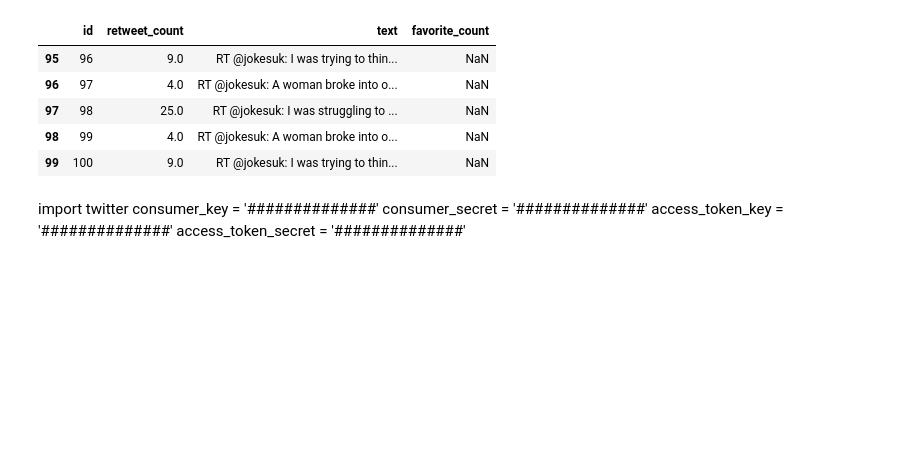
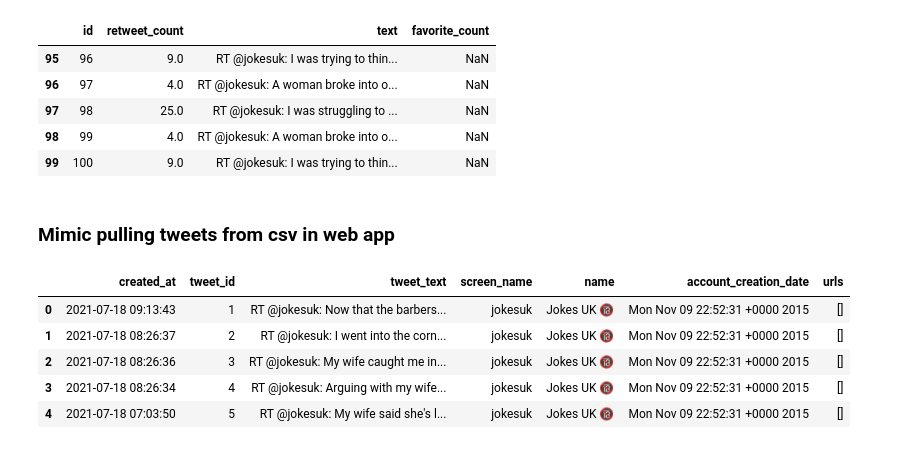
Before and after one commit to codingWithAndy/CDT_MSc_Thesis, a Jupyter notebook: Implementation/Exploration/exploring.ipynb, the cells around one changed output. Drawn from its saved outputs; the diff is of its cells as text; code cells hidden in the pictures; blank space fills up the shorter version.

```diff
--- a/Implementation/Exploration/exploring.ipynb
+++ b/Implementation/Exploration/exploring.ipynb
@@ -219,9 +410,20 @@ tweet_df.tail()
 | 99 | 100 | 9.0 | RT @jokesuk: I was trying to thin... | NaN |
 # %%
 tweet_df.to_csv("tweets_collection.csv")
-# %% [markdown]
-import twitter
-consumer_key = '##############'
-consumer_secret = '##############'
-access_token_key = '##############'
-access_token_secret = '##############'
+# %% [markdown]
+### Mimic pulling tweets from csv in web app
+# %%
+# Pull in tweets from CSV
+tweets = pd.read_csv('tweetsv2.csv')
+
+# Pull in combinations
+combinations = pd.read_csv('tweet_vs.csv')
+# %%
+tweets.head()
+# %% [output]
+|  | created_at | tweet_id | tweet_text | screen_name | name | account_creation_date | urls |
+| 0 | 2021-07-18 09:13:43 | 1 | RT @jokesuk: Now that the barbers... | jokesuk | Jokes UK 🔞 | Mon Nov 09 22:52:31 +0000 2015 | [] |
+| 1 | 2021-07-18 08:26:37 | 2 | RT @jokesuk: I went into the corn... | jokesuk | Jokes UK 🔞 | Mon Nov 09 22:52:31 +0000 2015 | [] |
+| 2 | 2021-07-18 08:26:36 | 3 | RT @jokesuk: My wife caught me in... | jokesuk | Jokes UK 🔞 | Mon Nov 09 22:52:31 +0000 2015 | [] |
+| 3 | 2021-07-18 08:26:34 | 4 | RT @jokesuk: Arguing with my wife... | jokesuk | Jokes UK 🔞 | Mon Nov 09 22:52:31 +0000 2015 | [] |
+| 4 | 2021-07-18 07:03:50 | 5 | RT @jokesuk: My wife said she's l... | jokesuk | Jokes UK 🔞 | Mon Nov 09 22:52:31 +0000 2015 | [] |
```
Also changed, not shown: parts of 14 cells of this notebook, 3 other files.
